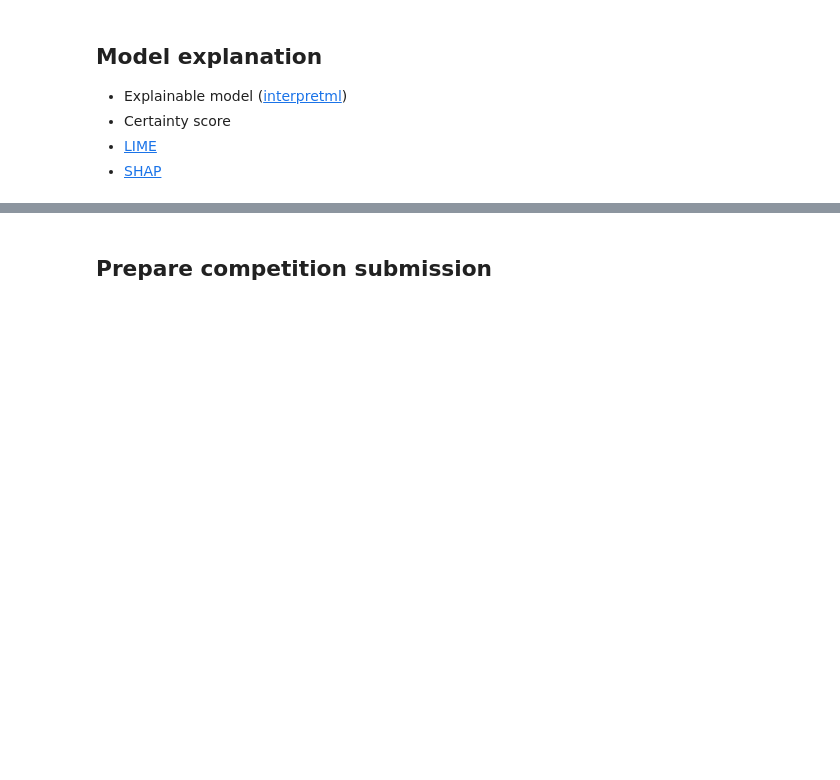
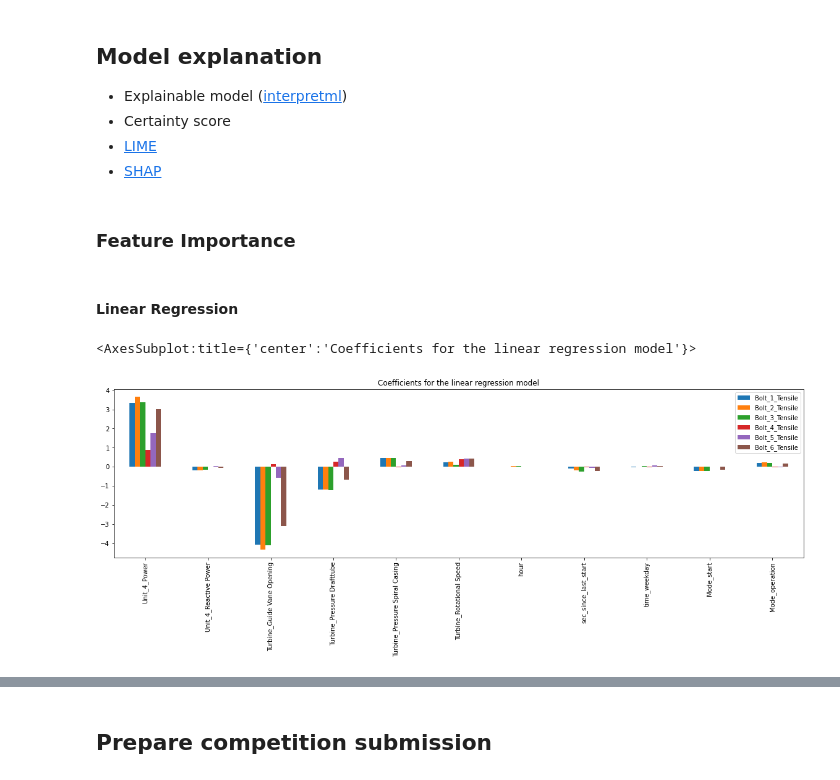
Before and after one commit to viggotw/Krafthack_SopraSteria_Team3, a Jupyter notebook: main_notebook.ipynb, the cells around one changed output, grey strips where cells are left out. Cells and saved outputs as stored; diff of their text form; code cells hidden in the pictures; blank space fills up the shorter version.

```diff
--- a/main_notebook.ipynb
+++ b/main_notebook.ipynb
@@ -378,3 +477,12 @@ scores
 - Certainty score
 - [LIME](https://github.com/marcotcr/lime)
 - [SHAP](https://github.com/slundberg/shap)
+# %% [markdown]
+### Feature Importance
+# %% [markdown]
+#### Linear Regression
+# %%
+pd.DataFrame({label: models['linreg'][label].coef_ for label in labels}, index=X_test_full.columns).plot(kind='bar', figsize=(20,5), title='Coefficients for the linear regression model')
+# %% [output]
+<AxesSubplot:title={'center':'Coefficients for the linear regression model'}>
+[figure, added]
```
Also changed, not shown: parts of 35 cells of this notebook, 2 other files.
